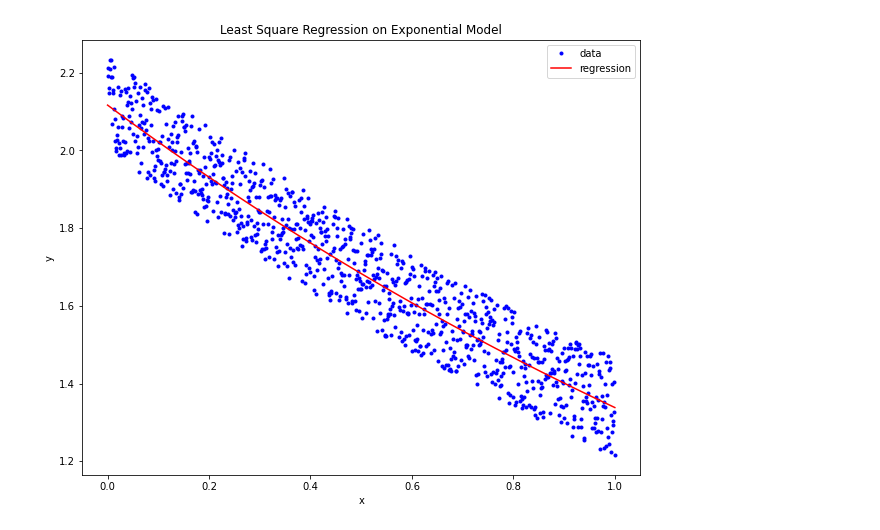
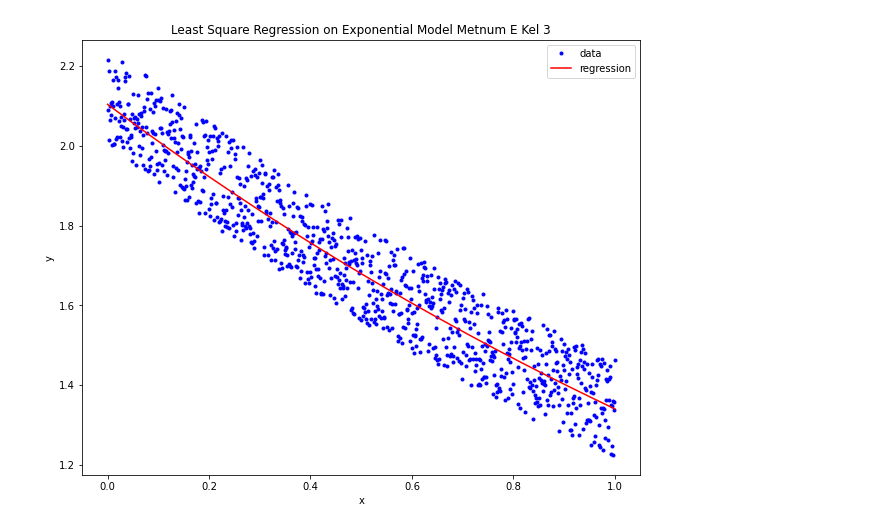
Before and after one commit to SulthanAbiyyu/metnum, a Jupyter notebook: kuliah/LK06.ipynb, the cells around one changed output. Cells and saved outputs as stored; diff of their text form; code cells hidden in the pictures.

```diff
--- a/kuliah/LK06.ipynb
+++ b/kuliah/LK06.ipynb
@@ -37,22 +30,22 @@ plt.show()
 # %%
 x = np.linspace(0, 1, 1000)
 y = 2*np.exp(-0.5*x) + 0.25*np.random.random(len(x))
 
 def my_exp_regression(x, y):
     A = np.vstack([np.ones(len(x)), x]).T
 
     return np.linalg.lstsq(A, np.log(y), rcond=None)[0]
 
 
 log_alpha, beta = my_exp_regression(x, y)
 alpha = np.exp(log_alpha)
 plt.figure(figsize=(10, 8))
 plt.plot(x, y, 'b.', label='data')
 plt.plot(x, alpha*np.exp(beta*x), 'r', label='regression')
 plt.xlabel('x')
 plt.ylabel('y')
-plt.title('Least Square Regression on Exponential Model')
+plt.title('Least Square Regression on Exponential Model Metnum E Kel 3')
 plt.legend()
 plt.show()
 # %% [output]
-[figure, old version]
+[figure, new version]
```
Also changed, not shown: parts of 1 cell of this notebook, 5 other files.
